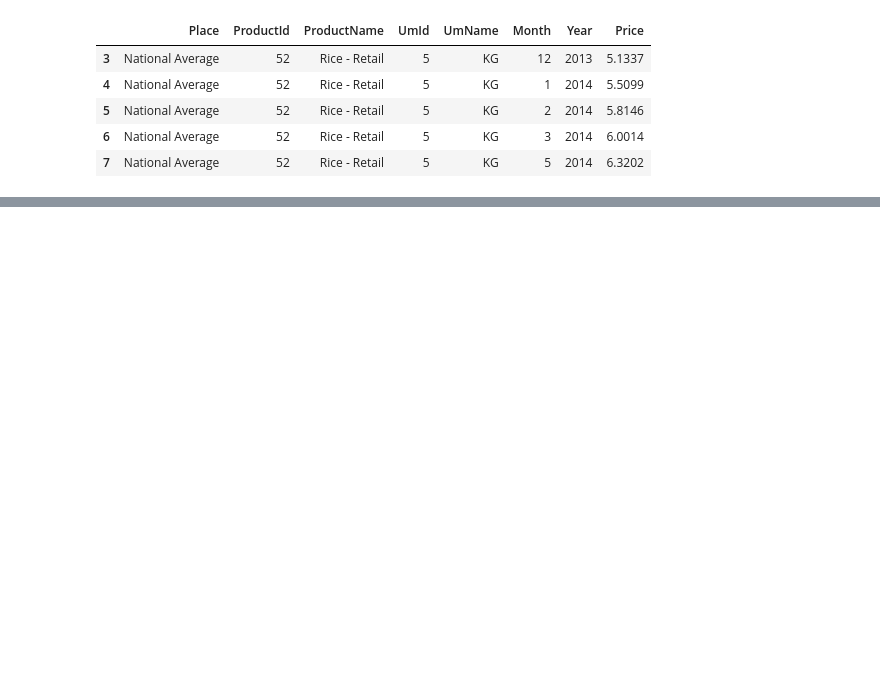
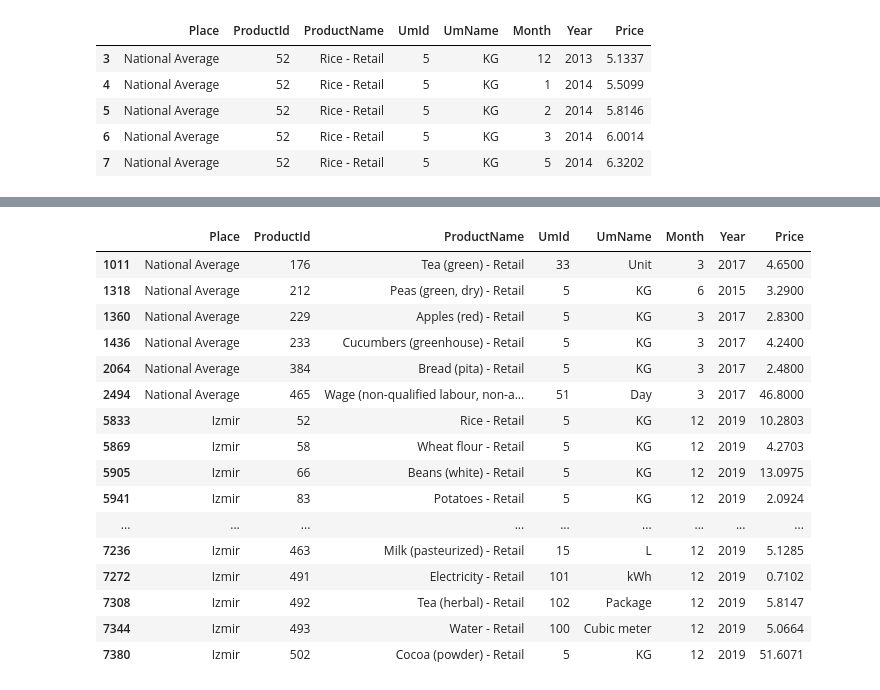
Before and after one commit to Trang27cl/testgit, a Jupyter notebook: FoodPrice_in_Turkey.ipynb, the cells around one changed output, grey strips where cells are left out. Cells and saved outputs as stored; diff of their text form; code cells hidden in the pictures; blank space fills up the shorter version.

```diff
--- a/FoodPrice_in_Turkey.ipynb
+++ b/FoodPrice_in_Turkey.ipynb
@@ -432,0 +433,22 @@ data.head()
+# %%
+# Xóa các dòng có thuộc tính ProductID trùng nhau, giữ lại bản ghi cuối cùng, giữ chỉ số ban đầu của các dòng
+data=data.drop_duplicates(['ProductId'], keep='last')
+data
+# %% [output]
+|  | Place | ProductId | ProductName | UmId | UmName | Month | Year | Price |
+| 1011 | National Average | 176 | Tea (green) - Retail | 33 | Unit | 3 | 2017 | 4.6500 |
+| 1318 | National Average | 212 | Peas (green, dry) - Retail | 5 | KG | 6 | 2015 | 3.2900 |
+| 1360 | National Average | 229 | Apples (red) - Retail | 5 | KG | 3 | 2017 | 2.8300 |
+| 1436 | National Average | 233 | Cucumbers (greenhouse) - Retail | 5 | KG | 3 | 2017 | 4.2400 |
+| 2064 | National Average | 384 | Bread (pita) - Retail | 5 | KG | 3 | 2017 | 2.4800 |
+| 2494 | National Average | 465 | Wage (non-qualified labour, non-a... | 51 | Day | 3 | 2017 | 46.8000 |
+| 5833 | Izmir | 52 | Rice - Retail | 5 | KG | 12 | 2019 | 10.2803 |
+| 5869 | Izmir | 58 | Wheat flour - Retail | 5 | KG | 12 | 2019 | 4.2703 |
+| 5905 | Izmir | 66 | Beans (white) - Retail | 5 | KG | 12 | 2019 | 13.0975 |
+| 5941 | Izmir | 83 | Potatoes - Retail | 5 | KG | 12 | 2019 | 2.0924 |
+| ... | ... | ... | ... | ... | ... | ... | ... | ... |
+| 7236 | Izmir | 463 | Milk (pasteurized) - Retail | 15 | L | 12 | 2019 | 5.1285 |
+| 7272 | Izmir | 491 | Electricity - Retail | 101 | kWh | 12 | 2019 | 0.7102 |
+| 7308 | Izmir | 492 | Tea (herbal) - Retail | 102 | Package | 12 | 2019 | 5.8147 |
+| 7344 | Izmir | 493 | Water - Retail | 100 | Cubic meter | 12 | 2019 | 5.0664 |
+| 7380 | Izmir | 502 | Cocoa (powder) - Retail | 5 | KG | 12 | 2019 | 51.6071 |
```
Also changed, not shown: parts of 35 cells of this notebook.
